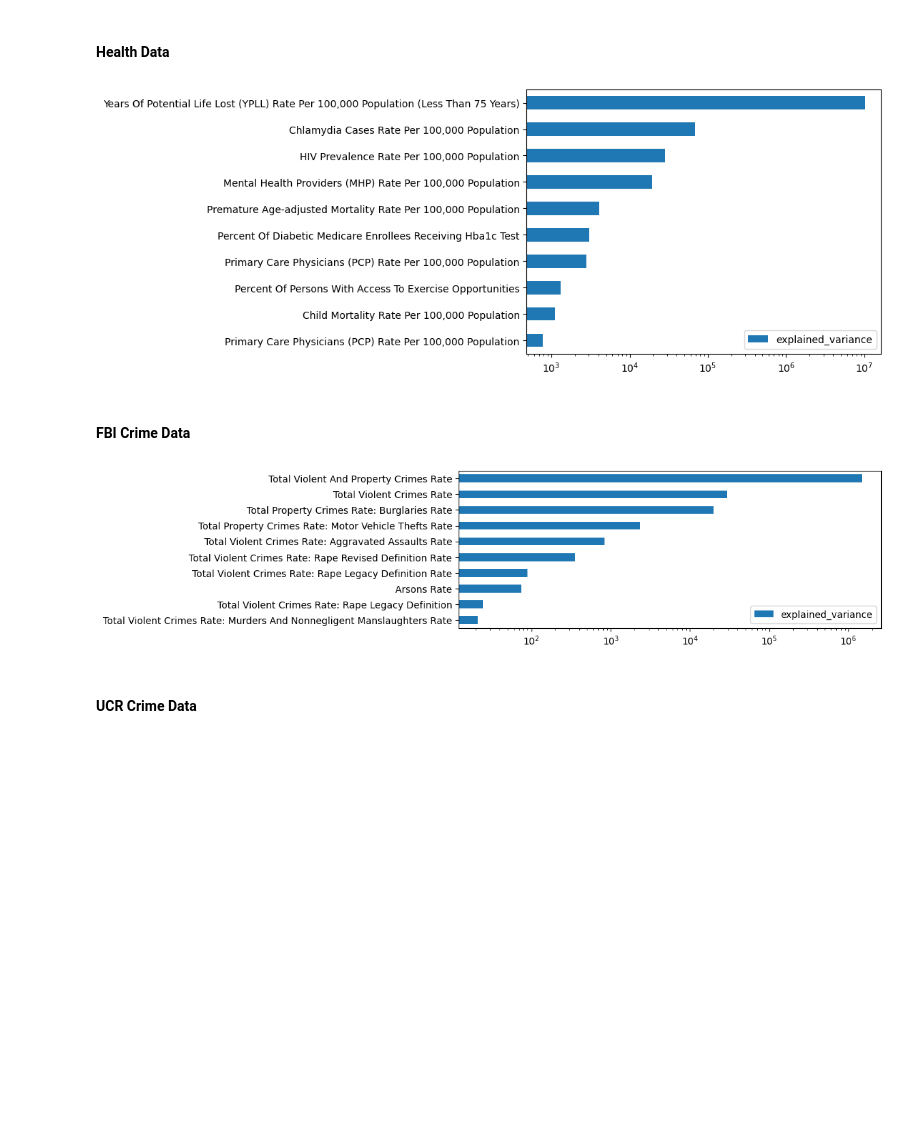
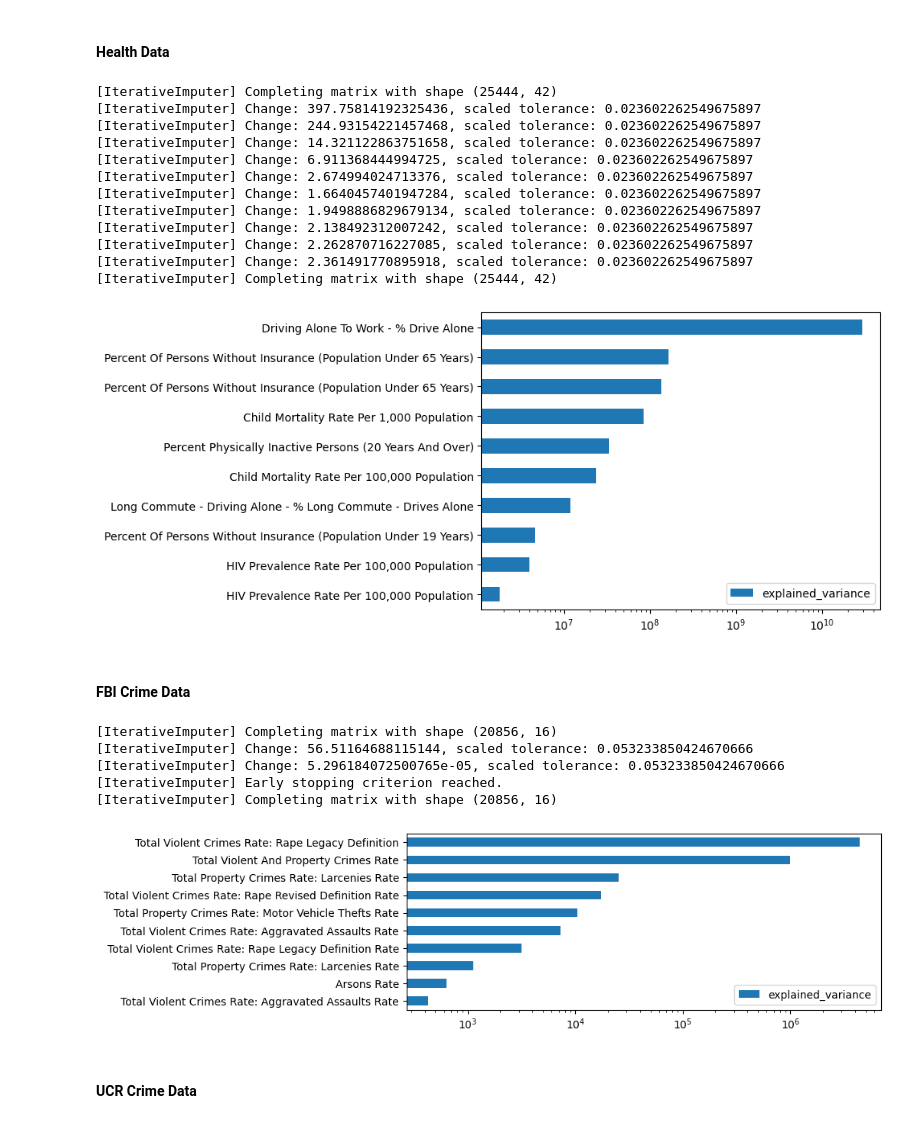
Before and after one commit to rabader/Relocation-Personalization, a Jupyter notebook: notebooks/pca_exploration.ipynb, the cells around one changed output. Saved outputs shown, nothing was run; the diff lists cells and outputs as text; code cells hidden in the pictures; blank space fills up the shorter version.

Commit message:
use iterative imputer instead of simple imputer

```diff
--- a/notebooks/pca_exploration.ipynb
+++ b/notebooks/pca_exploration.ipynb
@@ -8,16 +8,33 @@ import pandas as pd
 #### Health Data
 # %%
 df = pd.read_csv("../data/processed/health.csv.gz")
-pca_features,pca_chart = sea.get_pca_components(df,feature_col_lst=df.columns[6:],n_components=10,fig_width=8,fig_height=3)
+pca_features,pca_chart = sea.get_pca_components(df,feature_col_lst=df.columns[6:],n_components=10,max_iter=5,fig_width=8,fig_height=3)
 # %% [output]
+[IterativeImputer] Completing matrix with shape (25444, 42)
+[IterativeImputer] Change: 397.75814192325436, scaled tolerance: 0.023602262549675897
+[IterativeImputer] Change: 244.93154221457468, scaled tolerance: 0.023602262549675897
+[IterativeImputer] Change: 14.321122863751658, scaled tolerance: 0.023602262549675897
+[IterativeImputer] Change: 6.911368444994725, scaled tolerance: 0.023602262549675897
+[IterativeImputer] Change: 2.674994024713376, scaled tolerance: 0.023602262549675897
+[IterativeImputer] Change: 1.6640457401947284, scaled tolerance: 0.023602262549675897
+[IterativeImputer] Change: 1.9498886829679134, scaled tolerance: 0.023602262549675897
+[IterativeImputer] Change: 2.138492312007242, scaled tolerance: 0.023602262549675897
+[IterativeImputer] Change: 2.262870716227085, scaled tolerance: 0.023602262549675897
+[IterativeImputer] Change: 2.361491770895918, scaled tolerance: 0.023602262549675897
+[IterativeImputer] Completing matrix with shape (25444, 42)
-[figure, old version]
+[figure, new version]
 # %% [markdown]
 #### FBI Crime Data
 # %%
 df = pd.read_csv("../data/processed/fbi_crime.csv.gz")
-pca_features,pca_chart = sea.get_pca_components(df,feature_col_lst=df.columns[6:],n_components=10,fig_width=8,fig_height=3)
+pca_features,pca_chart = sea.get_pca_components(df,feature_col_lst=df.columns[6:],n_components=10,max_iter=10,fig_width=8,fig_height=3)
 # %% [output]
+[IterativeImputer] Completing matrix with shape (20856, 16)
+[IterativeImputer] Change: 56.51164688115144, scaled tolerance: 0.053233850424670666
+[IterativeImputer] Change: 5.296184072500765e-05, scaled tolerance: 0.053233850424670666
+[IterativeImputer] Early stopping criterion reached.
+[IterativeImputer] Completing matrix with shape (20856, 16)
-[figure, old version]
+[figure, new version]
 # %% [markdown]
 #### UCR Crime Data
 # %%
```
Also changed, not shown: parts of 4 cells of this notebook, 1 other file.
